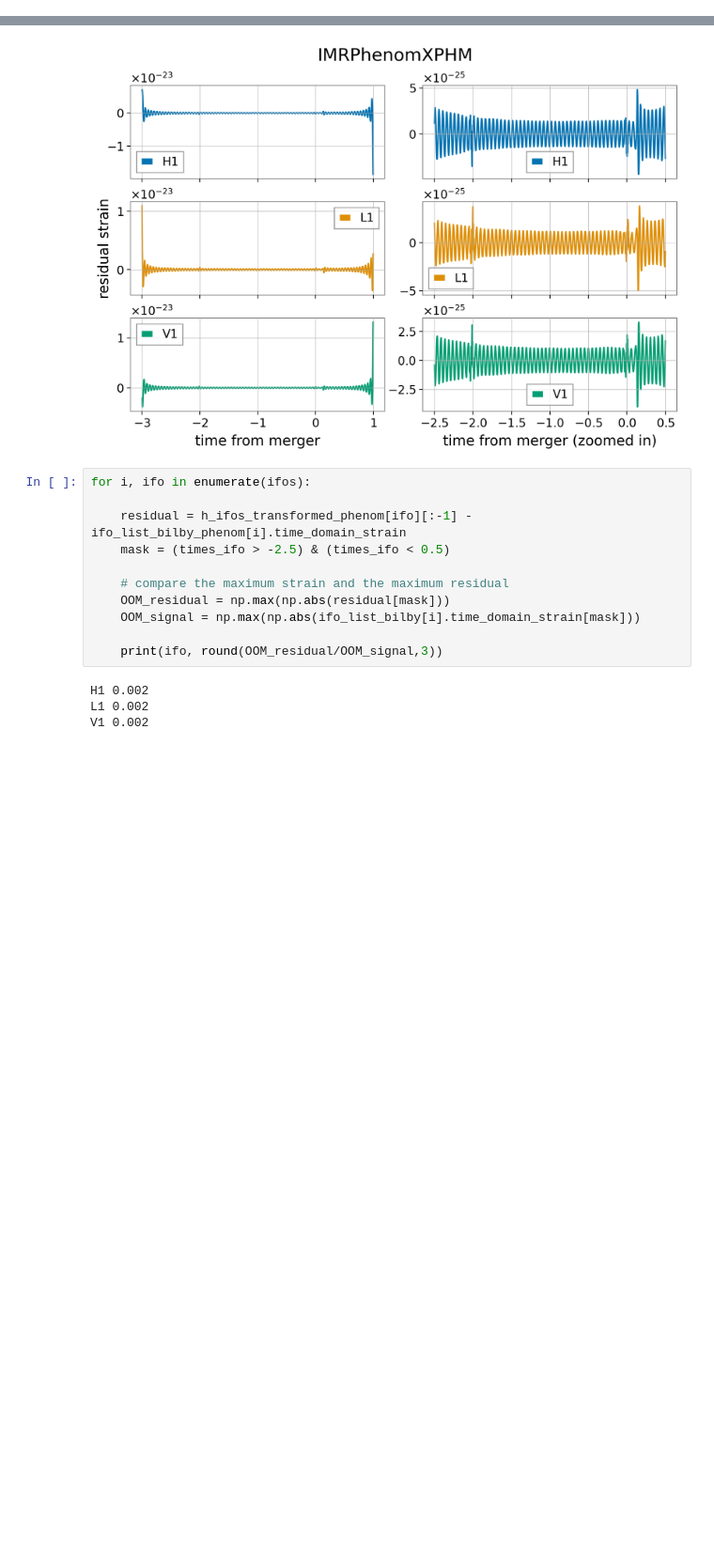
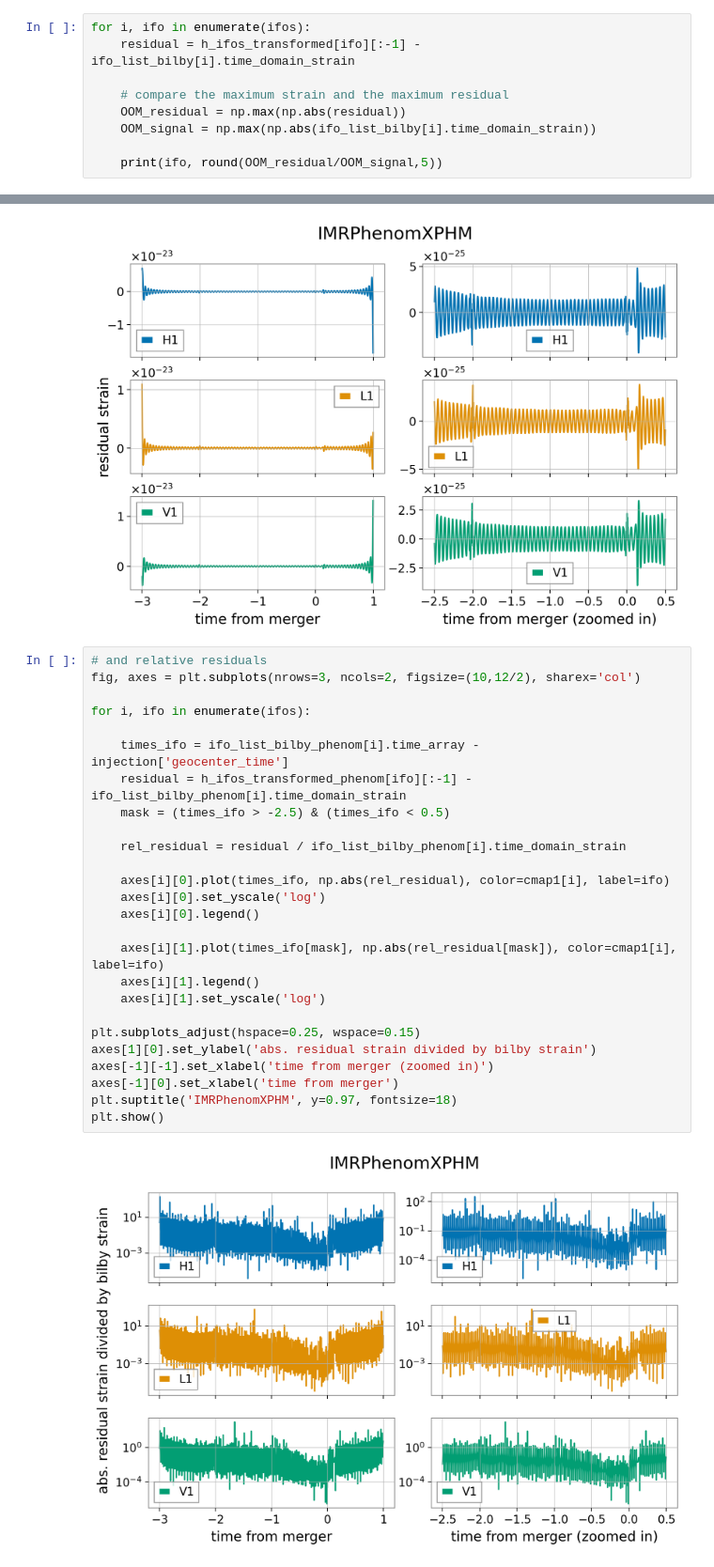
Before and after one commit to simonajmiller/tdinf, a Jupyter notebook: review/waveform_generation_comparison.ipynb, the cells around one changed output, grey strips where cells are left out. Shown at 94% size. Saved outputs shown, nothing was run; the diff lists cells and outputs as text; blank space fills up the shorter version.

```diff
--- a/review/waveform_generation_comparison.ipynb
+++ b/review/waveform_generation_comparison.ipynb
@@ -346,0 +357,9 @@ V1 0.013
+# %%
+for i, ifo in enumerate(ifos):
+    residual = h_ifos_transformed[ifo][:-1] - ifo_list_bilby[i].time_domain_strain
+
+    # compare the maximum strain and the maximum residual
+    OOM_residual = np.max(np.abs(residual))
+    OOM_signal = np.max(np.abs(ifo_list_bilby[i].time_domain_strain))
+
+    print(ifo, round(OOM_residual/OOM_signal,5))
@@ -462,17 +485,30 @@ plt.show()
 # %% [output]
 [figure]
 # %%
+# and relative residuals
+fig, axes = plt.subplots(nrows=3, ncols=2, figsize=(10,12/2), sharex='col')
+
 for i, ifo in enumerate(ifos):
 
+    times_ifo = ifo_list_bilby_phenom[i].time_array - injection['geocenter_time']
     residual = h_ifos_transformed_phenom[ifo][:-1] - ifo_list_bilby_phenom[i].time_domain_strain
     mask = (times_ifo > -2.5) & (times_ifo < 0.5)
 
-    # compare the maximum strain and the maximum residual
-    OOM_residual = np.max(np.abs(residual[mask]))
-    OOM_signal = np.max(np.abs(ifo_list_bilby[i].time_domain_strain[mask]))
+    rel_residual = residual / ifo_list_bilby_phenom[i].time_domain_strain
 
-    print(ifo, round(OOM_residual/OOM_signal,3))
+    axes[i][0].plot(times_ifo, np.abs(rel_residual), color=cmap1[i], label=ifo)
+    axes[i][0].set_yscale('log')
+    axes[i][0].legend()
+
+    axes[i][1].plot(times_ifo[mask], np.abs(rel_residual[mask]), color=cmap1[i], label=ifo)
+    axes[i][1].legend()
+    axes[i][1].set_yscale('log')
+
+plt.subplots_adjust(hspace=0.25, wspace=0.15)
+axes[1][0].set_ylabel('abs. residual strain divided by bilby strain')
+axes[-1][-1].set_xlabel('time from merger (zoomed in)')
+axes[-1][0].set_xlabel('time from merger')
+plt.suptitle('IMRPhenomXPHM', y=0.97, fontsize=18)
+plt.show()
 # %% [output]
-H1 0.002
-L1 0.002
-V1 0.002
+[figure, added]
```
Also changed, not shown: parts of 10 cells of this notebook.
